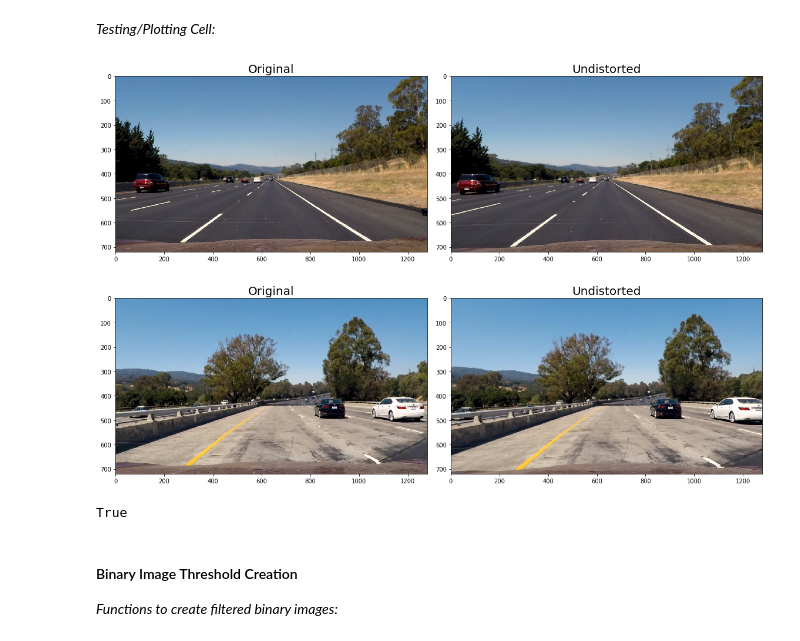
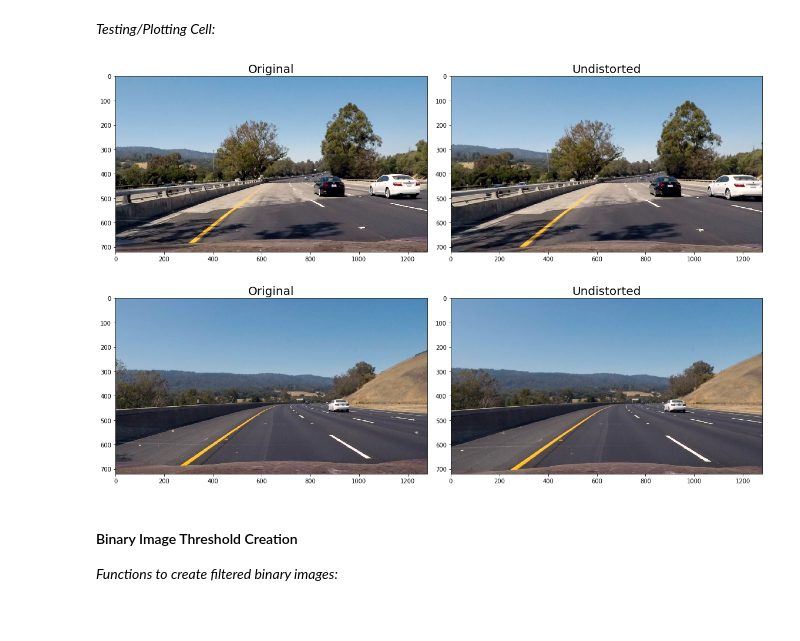
Before and after one commit to Merberg/CarND-Advanced-Lane-Lines, a Jupyter notebook: AdvancedLaneFinding.ipynb, the cells around one changed output. Cells and saved outputs as stored; diff of their text form; code cells hidden in the pictures.

```diff
--- a/AdvancedLaneFinding.ipynb
+++ b/AdvancedLaneFinding.ipynb
@@ -180,21 +182,20 @@ _Testing/Plotting Cell:_
 # %%
 testUndistorteds = []
 for img in testImages:
     testUndistorteds.append(undistortImage(img))
 
 samples = random.sample(testImages, 2)
 plotTwo(samples[0], undistortImage(samples[0]),
         'Original', 'Undistorted')
 plotTwo(samples[1], undistortImage(samples[1]),
         'Original', 'Undistorted')
 
 # Save off a straight line image
-cv2.imwrite('test_images/straight_lines1_undistorted.png',
+mpimg.imsave('test_images/straight_lines1_undistorted.png',
             testUndistorteds[6])
 # %% [output]
-[figure, old version]
+[figure, new version]
-[figure, old version]
+[figure, new version]
-True
 # %% [markdown]
 #### Binary Image Threshold Creation ####
 _Functions to create filtered binary images:_
```
Also changed, not shown: parts of 14 cells of this notebook, 1 other file.
